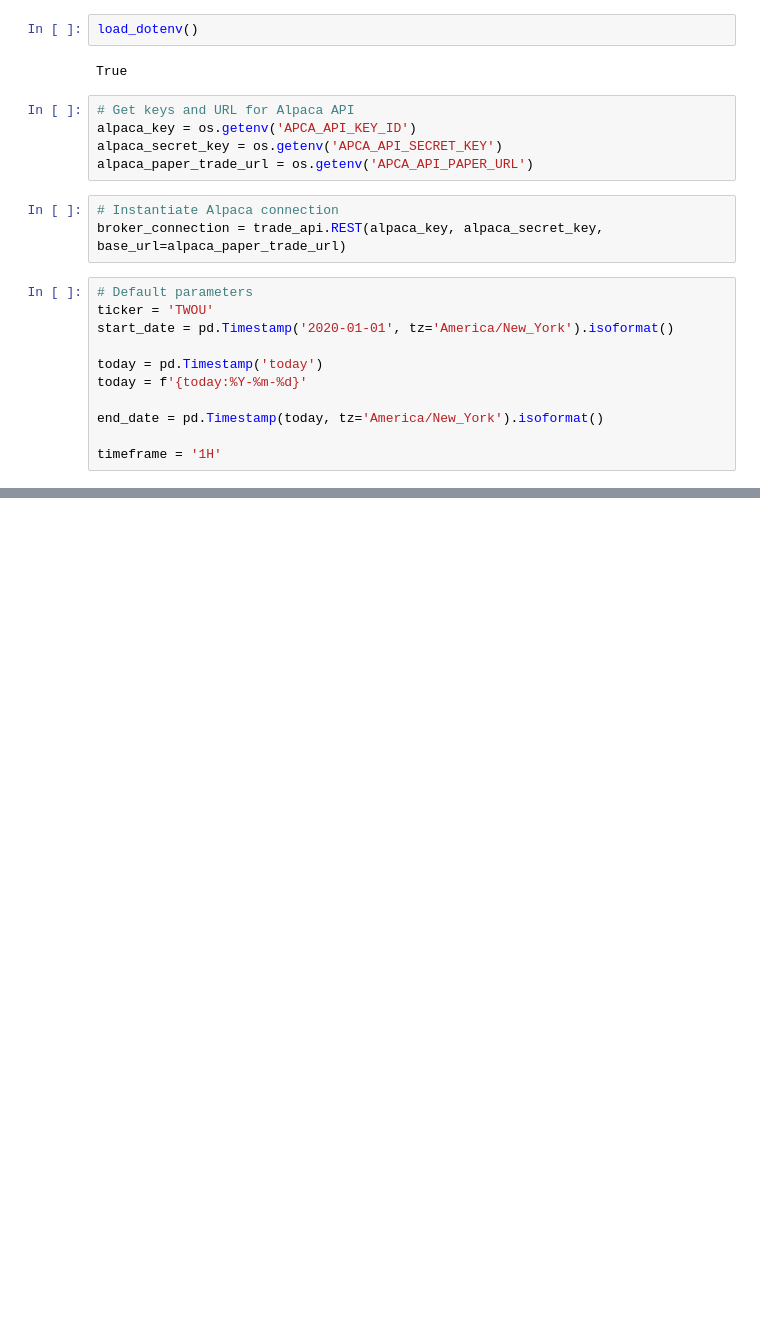
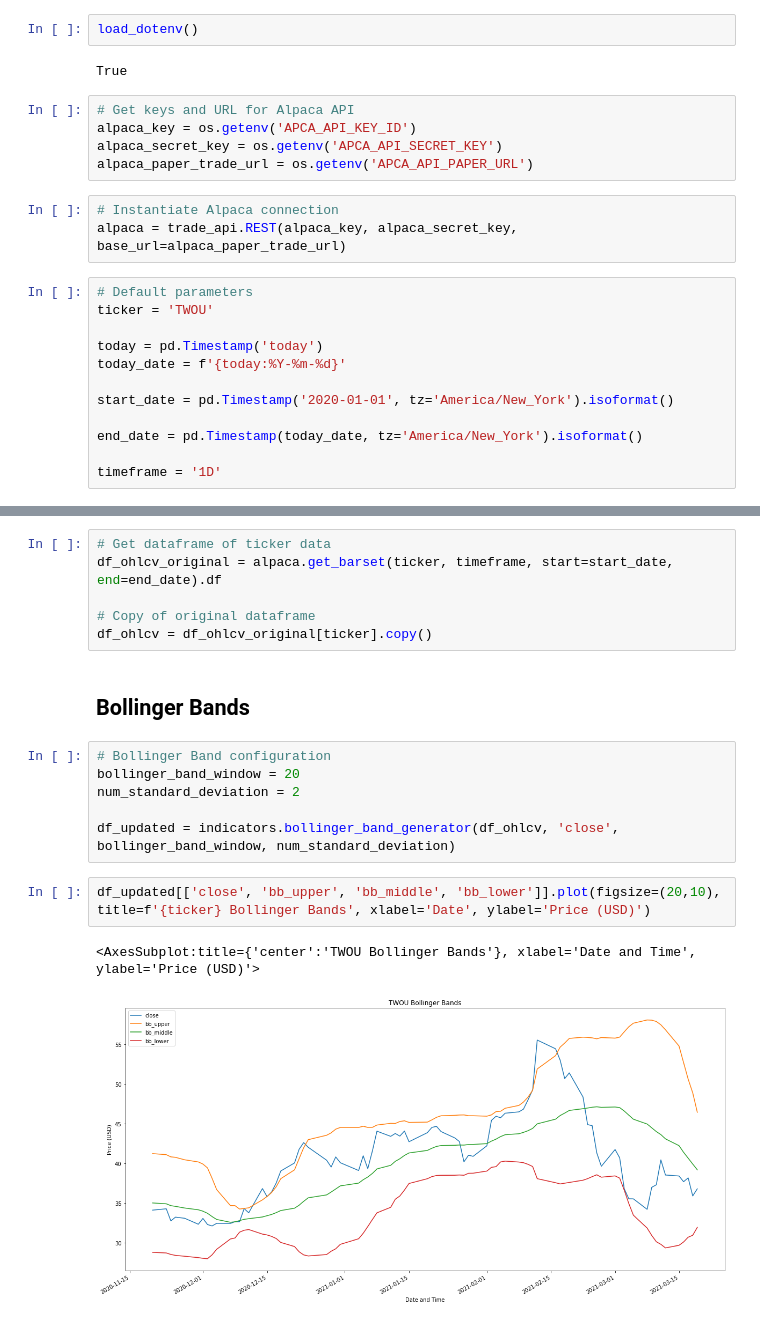
Before and after one commit to jonowens/bookish-fiesta, a Jupyter notebook: analyzer.ipynb, the cells around one changed output, grey strips where cells are left out. Saved outputs shown, nothing was run; the diff lists cells and outputs as text; blank space fills up the shorter version.

Commit message:
Added indicators library with bollinger band generator function.

```diff
--- a/analyzer.ipynb
+++ b/analyzer.ipynb
@@ -17,15 +22,16 @@ alpaca_secret_key = os.getenv('APCA_API_SECRET_KEY')
 alpaca_paper_trade_url = os.getenv('APCA_API_PAPER_URL')
 # %%
 # Instantiate Alpaca connection
-broker_connection = trade_api.REST(alpaca_key, alpaca_secret_key, base_url=alpaca_paper_trade_url)
+alpaca = trade_api.REST(alpaca_key, alpaca_secret_key, base_url=alpaca_paper_trade_url)
 # %%
 # Default parameters
 ticker = 'TWOU'
+
+today = pd.Timestamp('today')
+today_date = f'{today:%Y-%m-%d}'
+
 start_date = pd.Timestamp('2020-01-01', tz='America/New_York').isoformat()
 
-today = pd.Timestamp('today')
-today = f'{today:%Y-%m-%d}'
+end_date = pd.Timestamp(today_date, tz='America/New_York').isoformat()
 
-end_date = pd.Timestamp(today, tz='America/New_York').isoformat()
-
-timeframe = '1H'
+timeframe = '1D'
@@ -33,0 +38,19 @@ timeframe = '1H'
+# %%
+# Get dataframe of ticker data
+df_ohlcv_original = alpaca.get_barset(ticker, timeframe, start=start_date, end=end_date).df
+
+# Copy of original dataframe
+df_ohlcv = df_ohlcv_original[ticker].copy()
+# %% [markdown]
+## Bollinger Bands
+# %%
+# Bollinger Band configuration
+bollinger_band_window = 20
+num_standard_deviation = 2
+
+df_updated = indicators.bollinger_band_generator(df_ohlcv, 'close', bollinger_band_window, num_standard_deviation)
+# %%
+df_updated[['close', 'bb_upper', 'bb_middle', 'bb_lower']].plot(figsize=(20,10), title=f'{ticker} Bollinger Bands', xlabel='Date', ylabel='Price (USD)')
+# %% [output]
+<AxesSubplot:title={'center':'TWOU Bollinger Bands'}, xlabel='Date and Time', ylabel='Price (USD)'>
+[figure, added]
```
Also changed, not shown: parts of 4 cells of this notebook, 1 other file.
